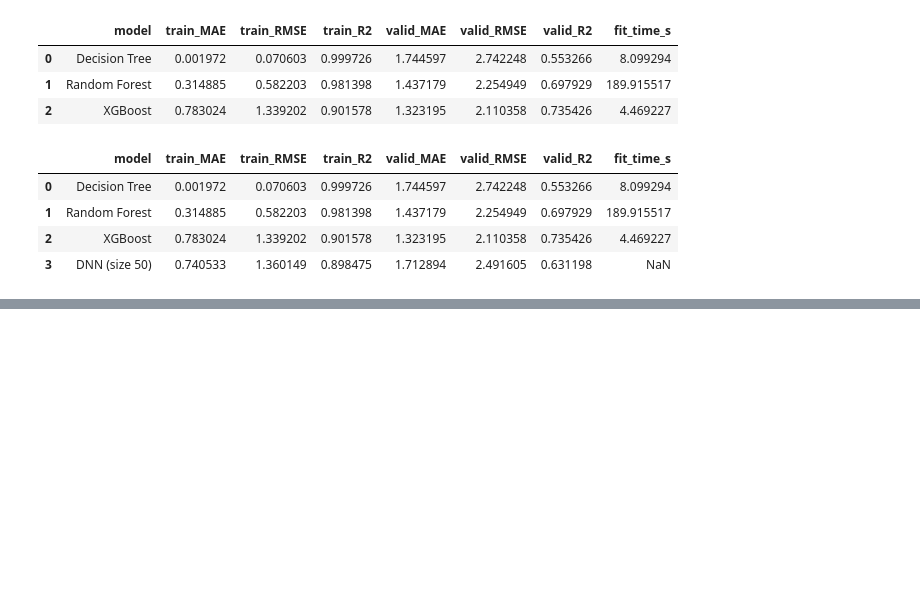
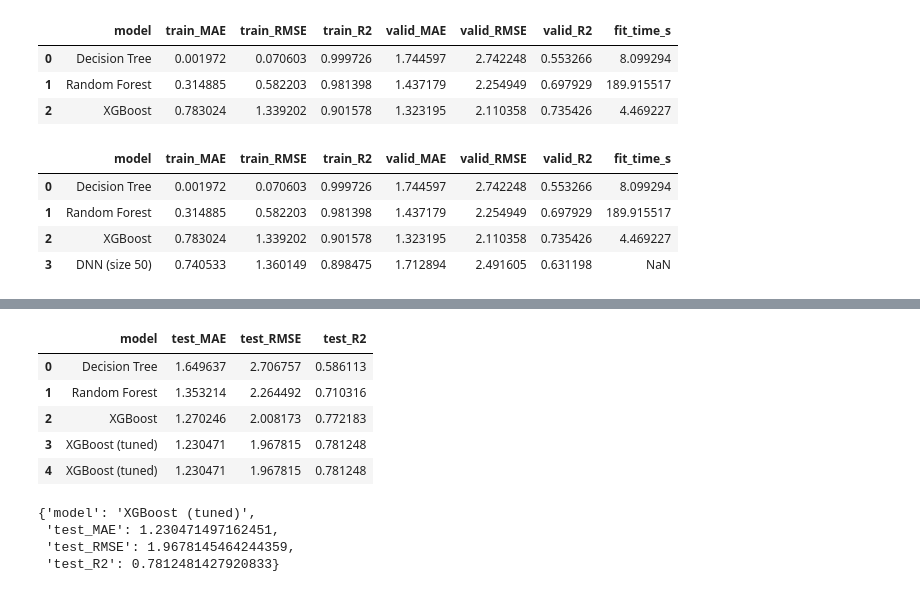
Before and after one commit to BoniYu/Deep-Neural-Network-for-VLE, a Jupyter notebook: notebook/other_models.ipynb, the cells around one changed output, grey strips where cells are left out. Drawn from its saved outputs; the diff is of its cells as text; code cells hidden in the pictures; blank space fills up the shorter version.

```diff
--- a/notebook/other_models.ipynb
+++ b/notebook/other_models.ipynb
@@ -300,0 +452,10 @@ pd.DataFrame(results)
+# %%
+# testin on the test set
+def model_metrics_test(name, y_test, y_test_pred ):
+    y_test, y_test_pred = np.ravel(y_test), np.ravel(y_test_pred)
+    return {
+        "model": name,
+        "test_MAE": MAE(y_test, y_test_pred),
+        "test_RMSE": root_mean_squared_error(y_test, y_test_pred),
+        "test_R2": R2(y_test, y_test_pred),
+    }
@@ -300,0 +481,17 @@ pd.DataFrame(results)
+# %%
+results_test.append(model_metrics_test("XGBoost (tuned)", y_test, best_xgb.predict(X_test) ))
+pd.DataFrame(results_test)
+# %% [output]
+|  | model | test_MAE | test_RMSE | test_R2 |
+| 0 | Decision Tree | 1.649637 | 2.706757 | 0.586113 |
+| 1 | Random Forest | 1.353214 | 2.264492 | 0.710316 |
+| 2 | XGBoost | 1.270246 | 2.008173 | 0.772183 |
+| 3 | XGBoost (tuned) | 1.230471 | 1.967815 | 0.781248 |
+| 4 | XGBoost (tuned) | 1.230471 | 1.967815 | 0.781248 |
+# %%
+results_test.pop()
+# %% [output]
+{'model': 'XGBoost (tuned)',
+ 'test_MAE': 1.230471497162451,
+ 'test_RMSE': 1.9678145464244359,
+ 'test_R2': 0.7812481427920833}
```
Also changed, not shown: parts of 8 cells of this notebook, 3 other files.
